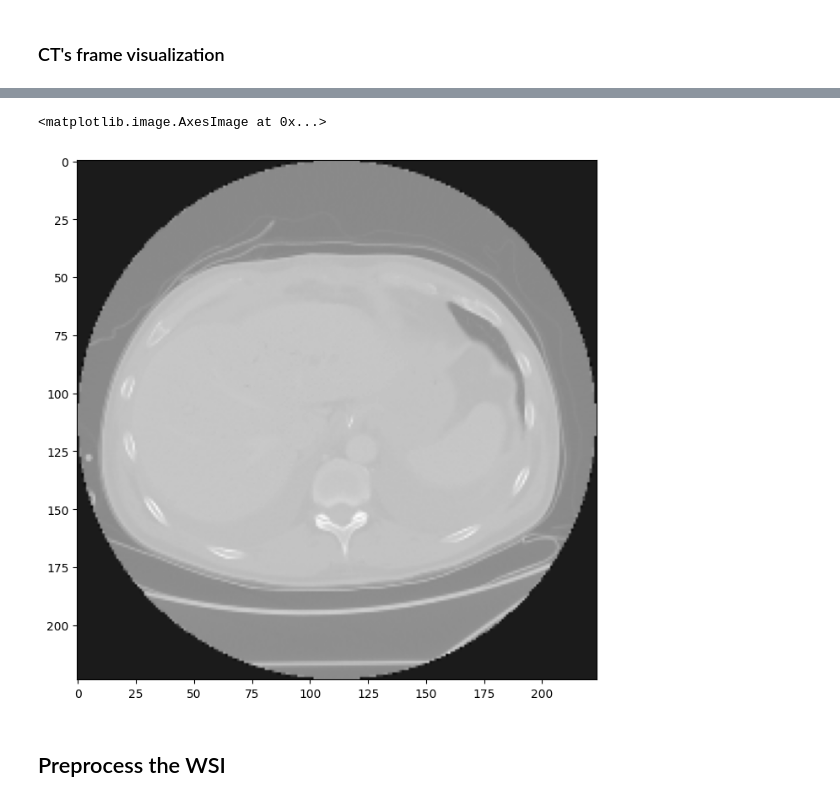
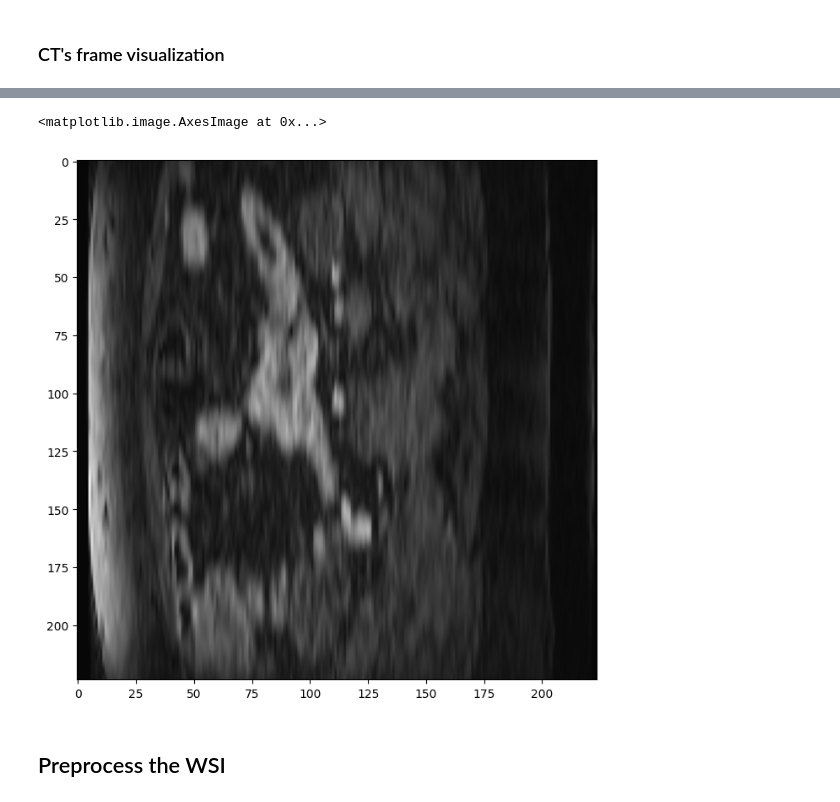
Before and after one commit to PietroCaforio/research-biocv-proj, a Jupyter notebook: preprocessing.ipynb, the cells around one changed output, grey strips where cells are left out. Drawn from its saved outputs; the diff is of its cells as text; code cells hidden in the pictures.

Commit message:
added script to visualize preprocessed data

```diff
--- a/preprocessing.ipynb
+++ b/preprocessing.ipynb
@@ -485,11 +538,13 @@ IndexError: single positional indexer is out-of-bounds
 # %%
-
-vol = np.load("./data/processed/CT/G1/C3L-00599.npy")
+import numpy as np
+import matplotlib.pyplot as plt
+vol = np.load("./data/processed_CPTACUCEC_3D_pad/CT/C3L-00963/0.npy")
 plt.figure(figsize=(8,8))
-plt.imshow(vol[3,:,:], cmap='gray')
+#vol = vol.transpose(0,2,1)
+plt.imshow(vol[80,:,:], cmap='gray')
 # %% [output]
 <matplotlib.image.AxesImage at 0x...>
-[figure, old version]
+[figure, new version]
 # %% [markdown]
 ## Preprocess the WSI
 # %%
```
Also changed, not shown: parts of 2 cells of this notebook, 3 other files.
